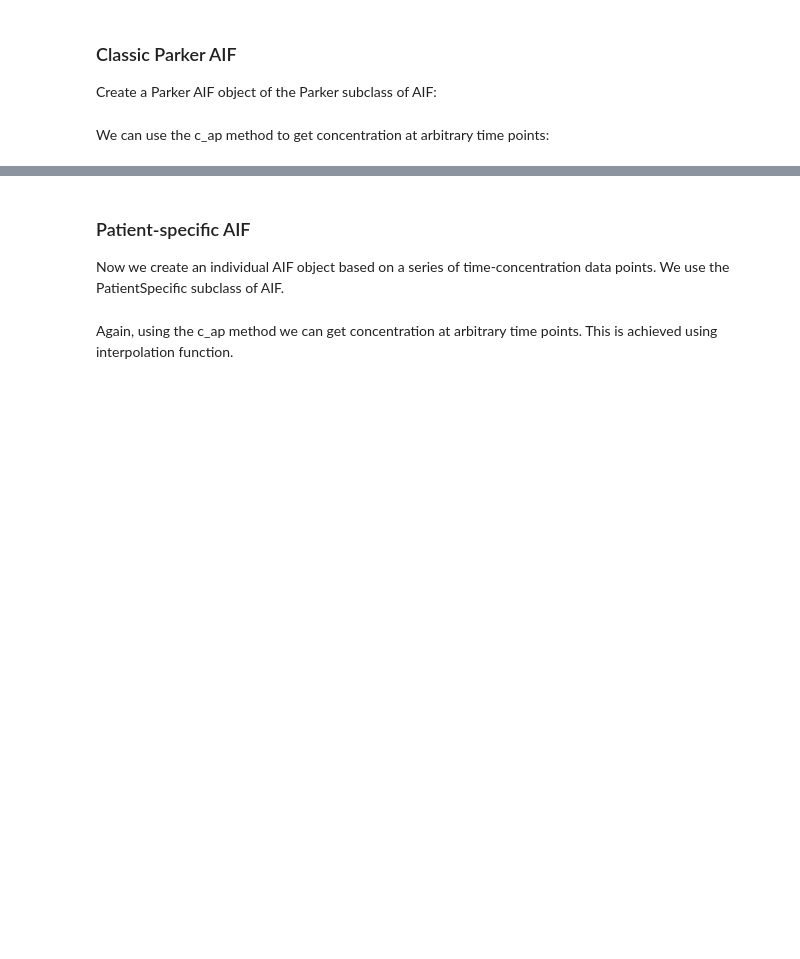
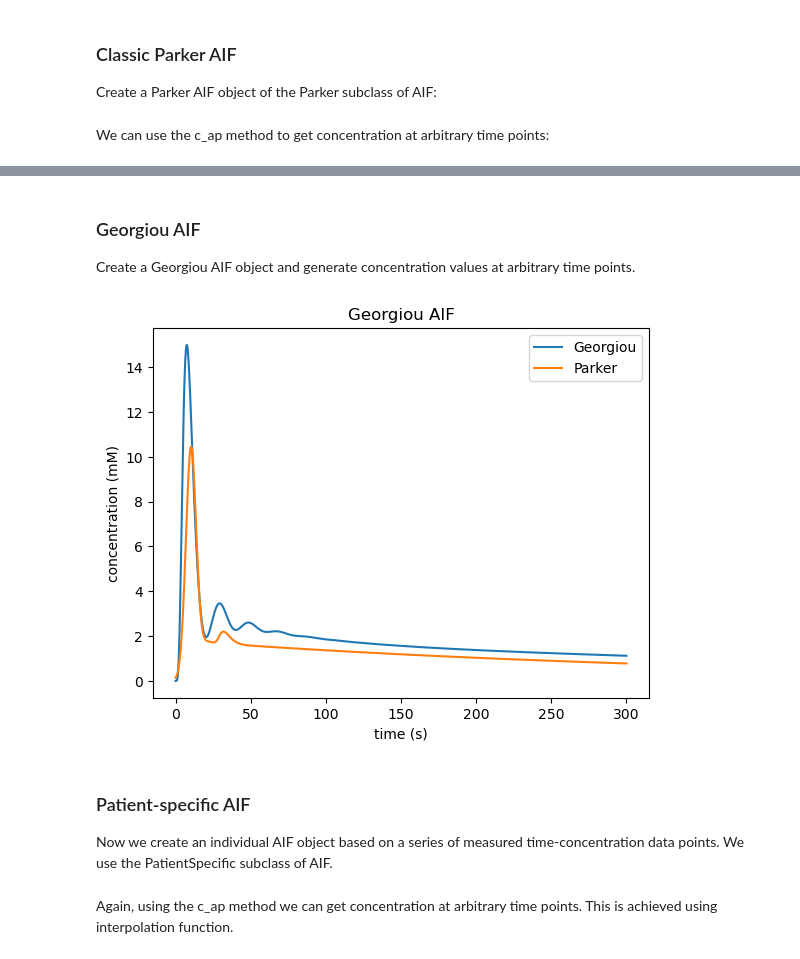
Before and after one commit to mjt320/SEPAL, a Jupyter notebook: demo/demo_aif_module.ipynb, the cells around one changed output, grey strips where cells are left out. Cells and saved outputs as stored; diff of their text form; code cells hidden in the pictures; blank space fills up the shorter version.

```diff
--- a/demo/demo_aif_module.ipynb
+++ b/demo/demo_aif_module.ipynb
@@ -30,6 +30,21 @@ plt.title('Classic Parker');
+# %% [markdown]
+### Georgiou AIF
+Create a Georgiou AIF object and generate concentration values at arbitrary time points.
+# %%
+georgiou_aif = aifs.Georgiou(hct=0.42)
+time_georgiou = np.linspace(0, 5*60, 3001)
+c_ap_georgiou = georgiou_aif.c_ap(time_georgiou)
+plt.plot(time_georgiou, c_ap_georgiou, label='Georgiou')
+plt.plot(time_parker, c_ap_parker, label='Parker')
+plt.xlabel('time (s)')
+plt.ylabel('concentration (mM)')
+plt.title('Georgiou AIF')
+plt.legend();
+# %% [output]
+[figure, added]
 # %% [markdown]
 ### Patient-specific AIF
-Now we create an individual AIF object based on a series of time-concentration data points. We use the PatientSpecific subclass of AIF.
+Now we create an individual AIF object based on a series of measured time-concentration data points. We use the PatientSpecific subclass of AIF.
 # %%
 t_patient = np.array([19.810000,59.430000,99.050000,138.670000,178.290000,217.910000,257.530000,297.150000,336.770000,376.390000,416.010000,455.630000,495.250000,534.870000,574.490000,614.110000,653.730000,693.350000,732.970000,772.590000,812.210000,851.830000,891.450000,931.070000,970.690000,1010.310000,1049.930000,1089.550000,1129.170000,1168.790000,1208.410000,1248.030000])
 c_p_patient = np.array([-0.004937,0.002523,0.002364,0.005698,0.264946,0.738344,1.289008,1.826013,1.919158,1.720187,1.636699,1.423867,1.368308,1.263610,1.190378,1.132603,1.056400,1.066964,1.025331,1.015179,0.965908,0.928219,0.919029,0.892000,0.909929,0.865766,0.857195,0.831985,0.823747,0.815591,0.776007,0.783767])
```
Also changed, not shown: parts of 3 cells of this notebook, 3 other files.
